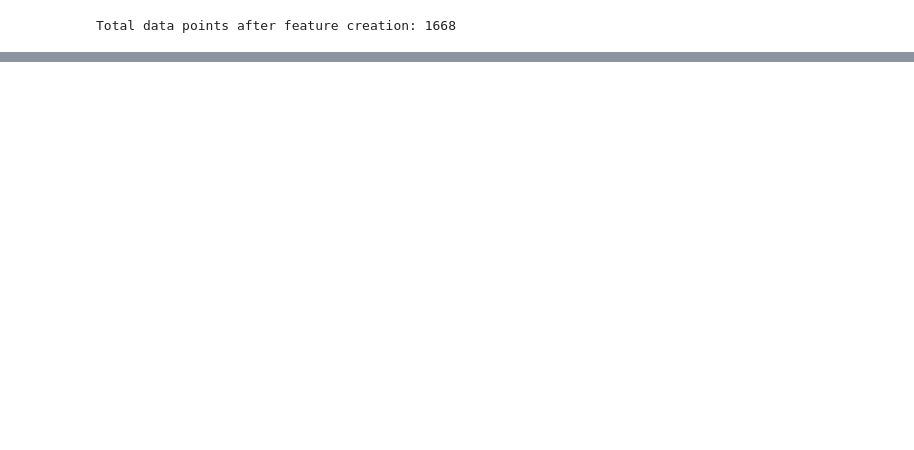
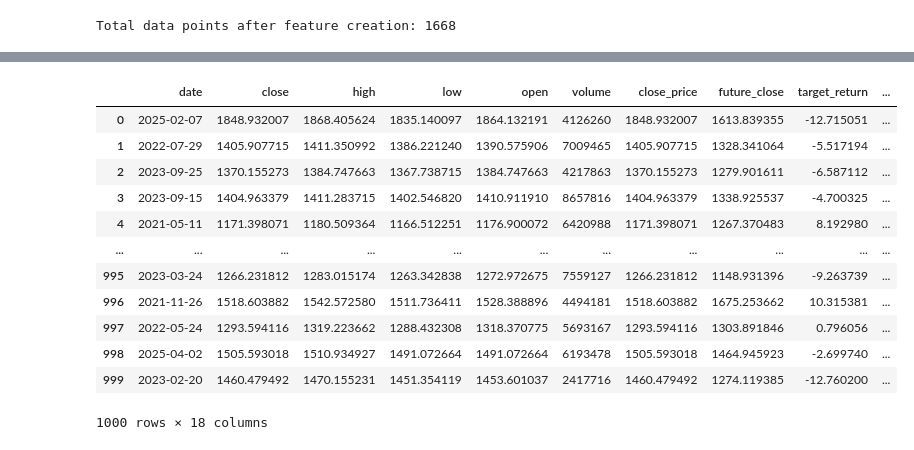
Before and after one commit to Krishnakanth834/MLProject1, a Jupyter notebook: price_predict_model.ipynb, the cells around one changed output, grey strips where cells are left out. Saved outputs shown, nothing was run; the diff lists cells and outputs as text; code cells hidden in the pictures; blank space fills up the shorter version.

```diff
--- a/price_predict_model.ipynb
+++ b/price_predict_model.ipynb
@@ -187,3 +182,28 @@ df
 | 1691 | 2025-11-05 | 1467.900024 | 1467.900024 | 1467.900024 | 1467.900024 | 0 | 1467.900024 | 1597.599976 | 8.835748 | ... |
 | 1692 | 2025-11-06 | 1466.699951 | 1483.000000 | 1461.900024 | 1478.599976 | 7944752 | 1466.699951 | 1616.199951 | 10.192950 | ... |
 1668 rows × 18 columns
+# %%
+# --- 3. DATA SPLITTING (Time-Series Split 60/20/20) ---
+
+df_full_train, df_test = train_test_split(df, test_size=0.2, random_state=11)
+df_train, df_val = train_test_split(df_full_train, test_size=0.25, random_state=11)
+# %%
+df_train = df_train.reset_index(drop=True)
+df_val = df_val.reset_index(drop=True)
+df_test = df_test.reset_index(drop=True)
+# %%
+df_train
+# %% [output]
+|  | date | close | high | low | open | volume | close_price | future_close | target_return | ... |
+| 0 | 2025-02-07 | 1848.932007 | 1868.405624 | 1835.140097 | 1864.132191 | 4126260 | 1848.932007 | 1613.839355 | -12.715051 | ... |
+| 1 | 2022-07-29 | 1405.907715 | 1411.350992 | 1386.221240 | 1390.575906 | 7009465 | 1405.907715 | 1328.341064 | -5.517194 | ... |
+| 2 | 2023-09-25 | 1370.155273 | 1384.747663 | 1367.738715 | 1384.747663 | 4217863 | 1370.155273 | 1279.901611 | -6.587112 | ... |
+| 3 | 2023-09-15 | 1404.963379 | 1411.283715 | 1402.546820 | 1410.911910 | 8657816 | 1404.963379 | 1338.925537 | -4.700325 | ... |
+| 4 | 2021-05-11 | 1171.398071 | 1180.509364 | 1166.512251 | 1176.900072 | 6420988 | 1171.398071 | 1267.370483 | 8.192980 | ... |
+| ... | ... | ... | ... | ... | ... | ... | ... | ... | ... | ... |
+| 995 | 2023-03-24 | 1266.231812 | 1283.015174 | 1263.342838 | 1272.972675 | 7559127 | 1266.231812 | 1148.931396 | -9.263739 | ... |
+| 996 | 2021-11-26 | 1518.603882 | 1542.572580 | 1511.736411 | 1528.388896 | 4494181 | 1518.603882 | 1675.253662 | 10.315381 | ... |
+| 997 | 2022-05-24 | 1293.594116 | 1319.223662 | 1288.432308 | 1318.370775 | 5693167 | 1293.594116 | 1303.891846 | 0.796056 | ... |
+| 998 | 2025-04-02 | 1505.593018 | 1510.934927 | 1491.072664 | 1491.072664 | 6193478 | 1505.593018 | 1464.945923 | -2.699740 | ... |
+| 999 | 2023-02-20 | 1460.479492 | 1470.155231 | 1451.354119 | 1453.601037 | 2417716 | 1460.479492 | 1274.119385 | -12.760200 | ... |
+1000 rows × 18 columns
```
Also changed, not shown: parts of 8 cells of this notebook.
